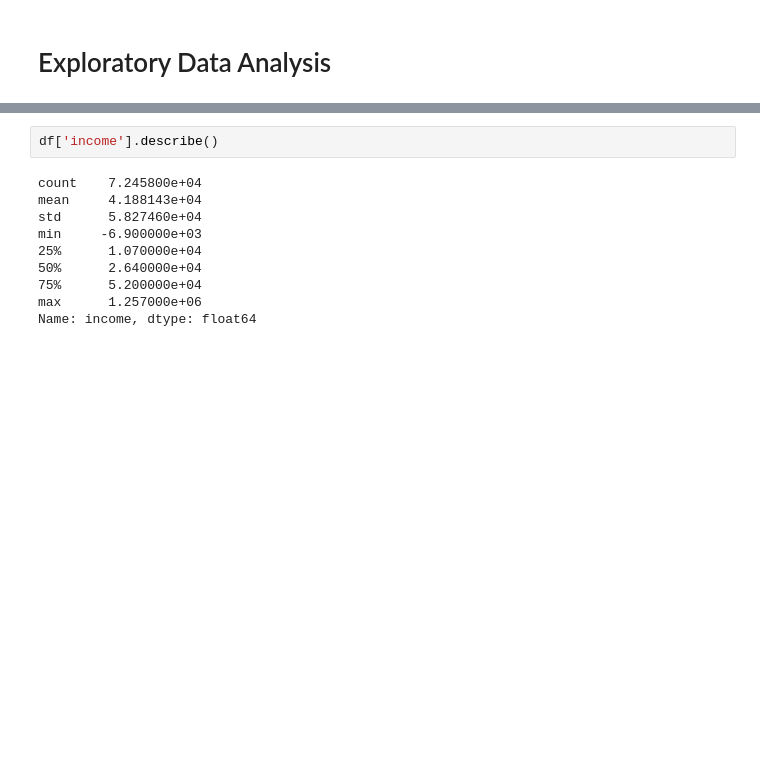
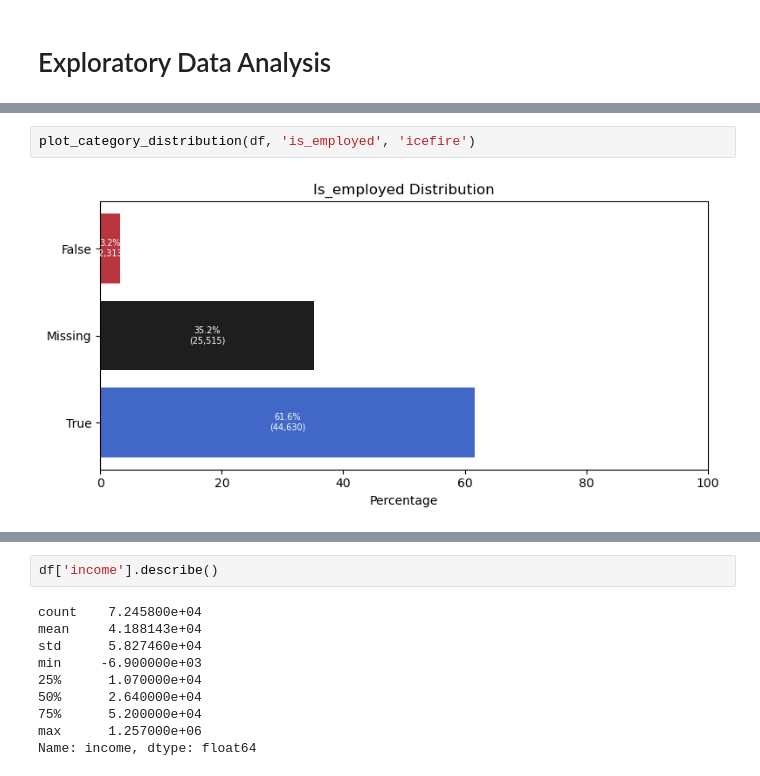
Before and after one commit to Adriano-7/feup-icd-project, a Jupyter notebook: src/1-data-visualization.ipynb, the cells around one changed output, grey strips where cells are left out. Cells and saved outputs as stored; diff of their text form; blank space fills up the shorter version.

```diff
--- a/src/1-data-visualization.ipynb
+++ b/src/1-data-visualization.ipynb
@@ -175,0 +273,4 @@ Some of them have income
+# %%
+plot_category_distribution(df, 'is_employed', 'icefire')
+# %% [output]
+[figure, added]
```
Also changed, not shown: parts of 147 cells of this notebook.
